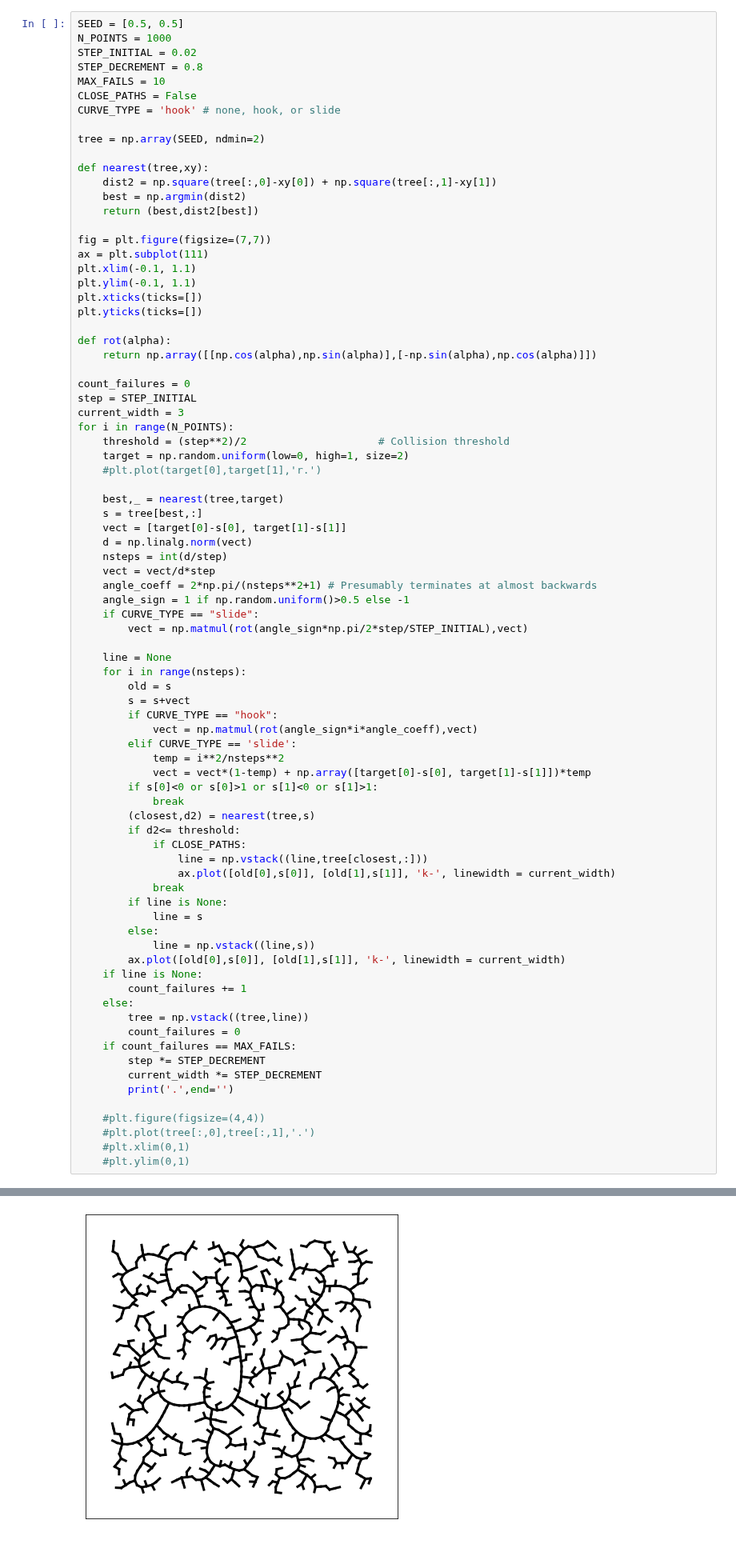
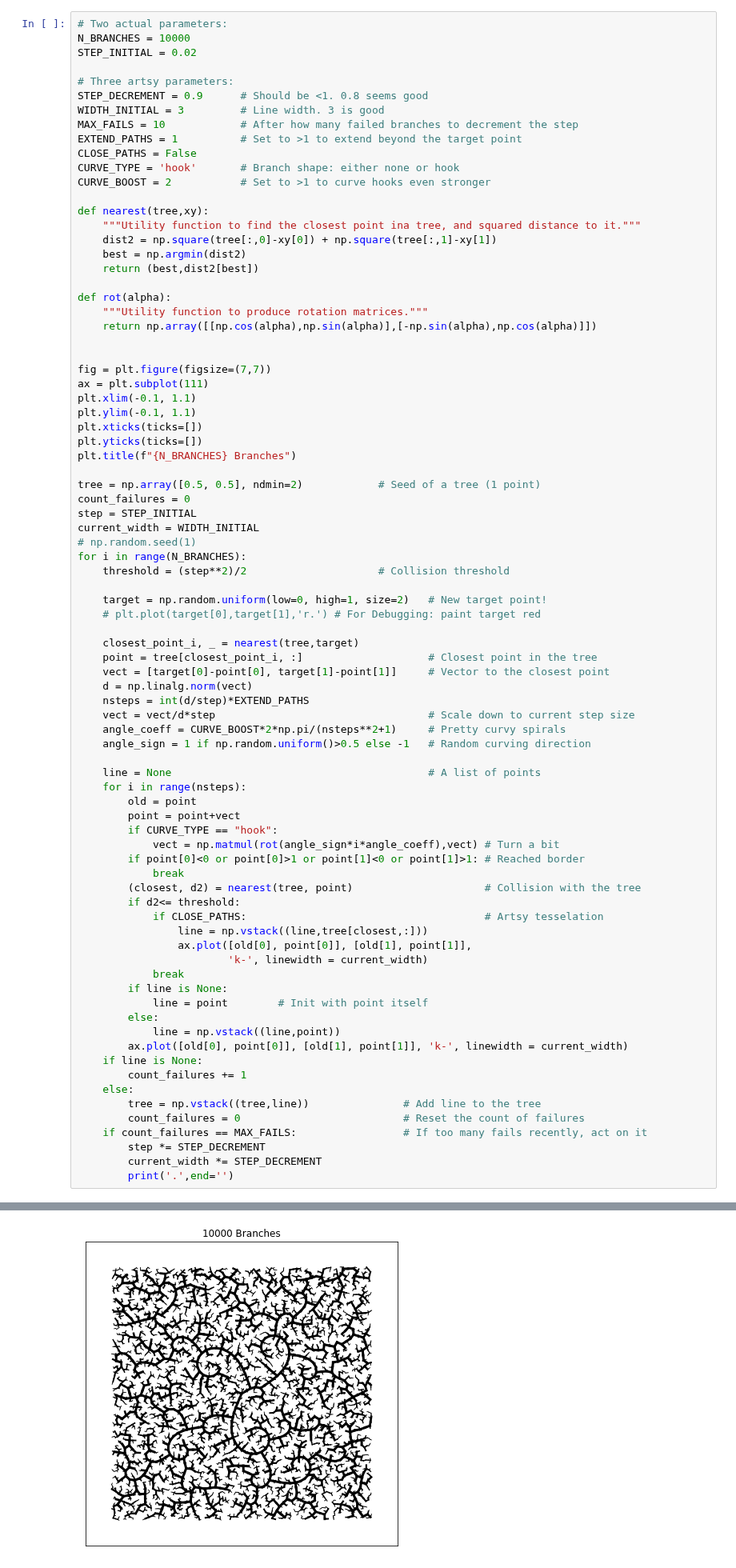
Before and after one commit to khakhalin/Sketches, a Jupyter notebook: procedural_art/rrt.ipynb, the cells around one changed output, grey strips where cells are left out. Shown at 80% size. Saved outputs shown, nothing was run; the diff lists cells and outputs as text.

```diff
--- a/procedural_art/rrt.ipynb
+++ b/procedural_art/rrt.ipynb
@@ -4,20 +4,29 @@
 import numpy as np
 import matplotlib.pyplot as plt
 # %%
-SEED = [0.5, 0.5]
-N_POINTS = 1000
+# Two actual parameters:
+N_BRANCHES = 10000
 STEP_INITIAL = 0.02
-STEP_DECREMENT = 0.8
-MAX_FAILS = 10
+
+# Three artsy parameters:
+STEP_DECREMENT = 0.9      # Should be <1. 0.8 seems good
+WIDTH_INITIAL = 3         # Line width. 3 is good
+MAX_FAILS = 10            # After how many failed branches to decrement the step
+EXTEND_PATHS = 1          # Set to >1 to extend beyond the target point
 CLOSE_PATHS = False
-CURVE_TYPE = 'hook' # none, hook, or slide
-
-tree = np.array(SEED, ndmin=2)
+CURVE_TYPE = 'hook'       # Branch shape: either none or hook
+CURVE_BOOST = 2           # Set to >1 to curve hooks even stronger
 
 def nearest(tree,xy):
+    """Utility function to find the closest point ina tree, and squared distance to it."""
     dist2 = np.square(tree[:,0]-xy[0]) + np.square(tree[:,1]-xy[1])
     best = np.argmin(dist2)
     return (best,dist2[best])
+
+def rot(alpha):
+    """Utility function to produce rotation matrices."""
+    return np.array([[np.cos(alpha),np.sin(alpha)],[-np.sin(alpha),np.cos(alpha)]])
+
 
 fig = plt.figure(figsize=(7,7))
 ax = plt.subplot(111)
@@ -25,63 +34,55 @@ plt.xlim(-0.1, 1.1)
 plt.ylim(-0.1, 1.1)
 plt.xticks(ticks=[])
 plt.yticks(ticks=[])
+plt.title(f"{N_BRANCHES} Branches")
 
-def rot(alpha):
-    return np.array([[np.cos(alpha),np.sin(alpha)],[-np.sin(alpha),np.cos(alpha)]])
-
+tree = np.array([0.5, 0.5], ndmin=2)            # Seed of a tree (1 point)
 count_failures = 0
 step = STEP_INITIAL
-current_width = 3
-for i in range(N_POINTS):
+current_width = WIDTH_INITIAL
+# np.random.seed(1)
+for i in range(N_BRANCHES):
     threshold = (step**2)/2                     # Collision threshold
-    target = np.random.uniform(low=0, high=1, size=2)
-    #plt.plot(target[0],target[1],'r.')
 
-    best,_ = nearest(tree,target)
-    s = tree[best,:]
-    vect = [target[0]-s[0], target[1]-s[1]]
+    target = np.random.uniform(low=0, high=1, size=2)   # New target point!
+    # plt.plot(target[0],target[1],'r.') # For Debugging: paint target red
+
+    closest_point_i, _ = nearest(tree,target)
+    point = tree[closest_point_i, :]                    # Closest point in the tree
+    vect = [target[0]-point[0], target[1]-point[1]]     # Vector to the closest point
     d = np.linalg.norm(vect)
-    nsteps = int(d/step)
-    vect = vect/d*step
-    angle_coeff = 2*np.pi/(nsteps**2+1) # Presumably terminates at almost backwards
-    angle_sign = 1 if np.random.uniform()>0.5 else -1
-    if CURVE_TYPE == "slide":
-        vect = np.matmul(rot(angle_sign*np.pi/2*step/STEP_INITIAL),vect)
+    nsteps = int(d/step)*EXTEND_PATHS
+    vect = vect/d*step                                  # Scale down to current step size
+    angle_coeff = CURVE_BOOST*2*np.pi/(nsteps**2+1)     # Pretty curvy spirals
+    angle_sign = 1 if np.random.uniform()>0.5 else -1   # Random curving direction
 
-    line = None
+    line = None                                         # A list of points
     for i in range(nsteps):
-        old = s
-        s = s+vect
+        old = point
+        point = point+vect
         if CURVE_TYPE == "hook":
-            vect = np.matmul(rot(angle_sign*i*angle_coeff),vect)
-        elif CURVE_TYPE == 'slide':
-            temp = i**2/nsteps**2
-            vect = vect*(1-temp) + np.array([target[0]-s[0], target[1]-s[1]])*temp
-        if s[0]<0 or s[0]>1 or s[1]<0 or s[1]>1:
+            vect = np.matmul(rot(angle_sign*i*angle_coeff),vect) # Turn a bit
+        if point[0]<0 or point[0]>1 or point[1]<0 or point[1]>1: # Reached border
             break
-        (closest,d2) = nearest(tree,s)
+        (closest, d2) = nearest(tree, point)                     # Collision with the tree
         if d2<= threshold:
-            if CLOSE_PATHS:
+            if CLOSE_PATHS:                                      # Artsy tesselation
                 line = np.vstack((line,tree[closest,:]))
-                ax.plot([old[0],s[0]], [old[1],s[1]], 'k-', linewidth = current_width)
+                ax.plot([old[0], point[0]], [old[1], point[1]],
+                        'k-', linewidth = current_width)
             break
         if line is None:
-            line = s
+            line = point        # Init with point itself
         else:
-            line = np.vstack((line,s))
-        ax.plot([old[0],s[0]], [old[1],s[1]], 'k-', linewidth = current_width)
+            line = np.vstack((line,point))
+        ax.plot([old[0], point[0]], [old[1], point[1]], 'k-', linewidth = current_width)
     if line is None:
         count_failures += 1
     else:
-        tree = np.vstack((tree,line))
-        count_failures = 0
-    if count_failures == MAX_FAILS:
+        tree = np.vstack((tree,line))               # Add line to the tree
+        count_failures = 0                          # Reset the count of failures
+    if count_failures == MAX_FAILS:                 # If too many fails recently, act on it
         step *= STEP_DECREMENT
         current_width *= STEP_DECREMENT
         print('.',end='')
-
-    #plt.figure(figsize=(4,4))
-    #plt.plot(tree[:,0],tree[:,1],'.')
-    #plt.xlim(0,1)
-    #plt.ylim(0,1)
 # %% [output]
@@ -88 +90 @@ for i in range(N_POINTS):
-[figure, old version]
+[figure, new version]
```
Also changed, not shown: parts of 1 cell of this notebook.
